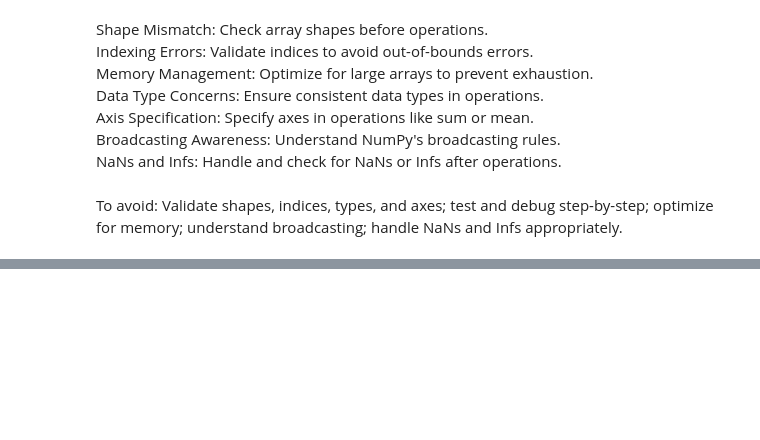
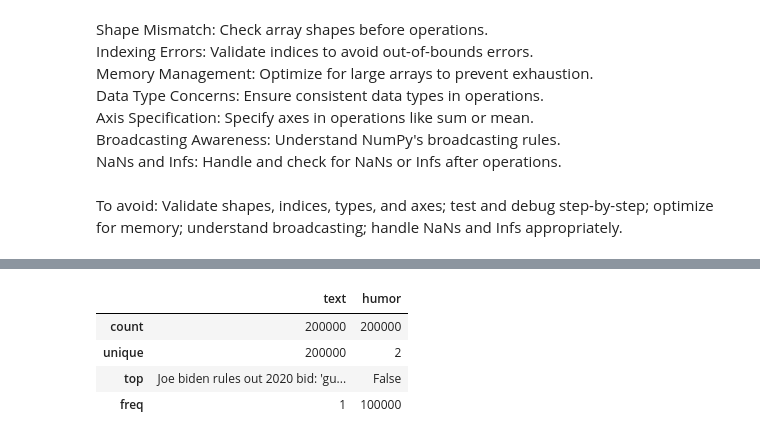
Before and after one commit to OluwoleDove/Csharp_class, a Jupyter notebook: numpy_class.ipynb, the cells around one changed output, grey strips where cells are left out. Saved outputs shown, nothing was run; the diff lists cells and outputs as text; code cells hidden in the pictures; blank space fills up the shorter version.

```diff
--- a/numpy_class.ipynb
+++ b/numpy_class.ipynb
@@ -312,0 +444,8 @@ To avoid: Validate shapes, indices, types, and axes; test and debug step-by-step
+# %%
+df.describe()
+# %% [output]
+|  | text | humor |
+| count | 200000 | 200000 |
+| unique | 200000 | 2 |
+| top | Joe biden rules out 2020 bid: 'gu... | False |
+| freq | 1 | 100000 |
```
Also changed, not shown: parts of 33 cells of this notebook.
